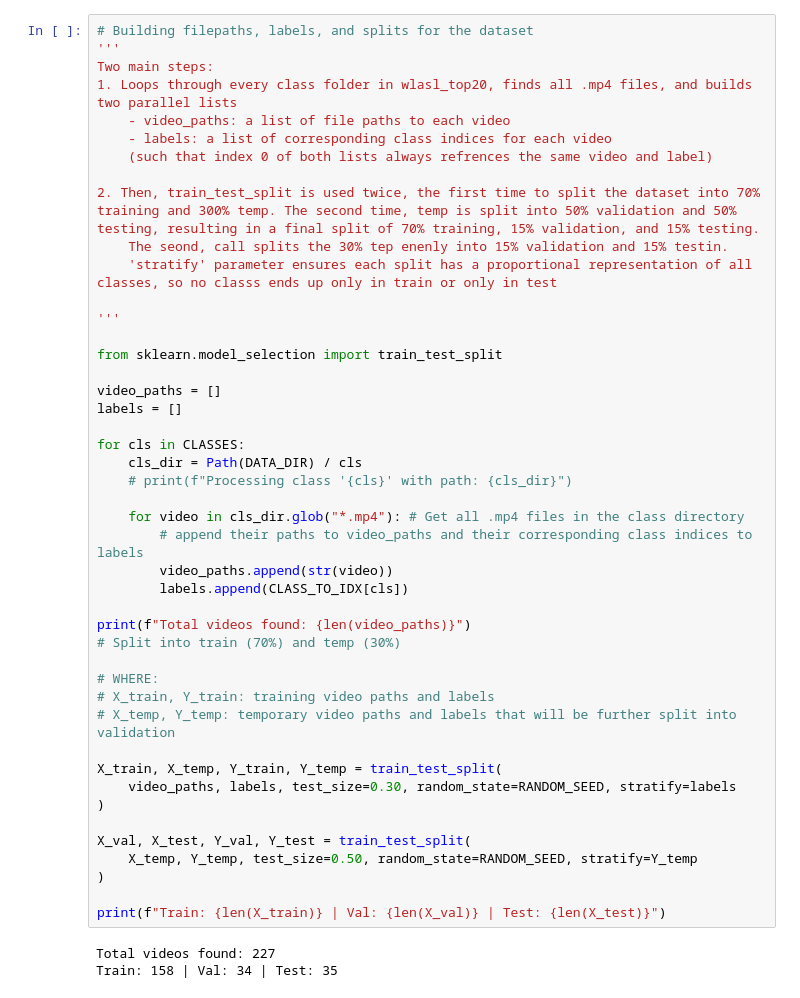
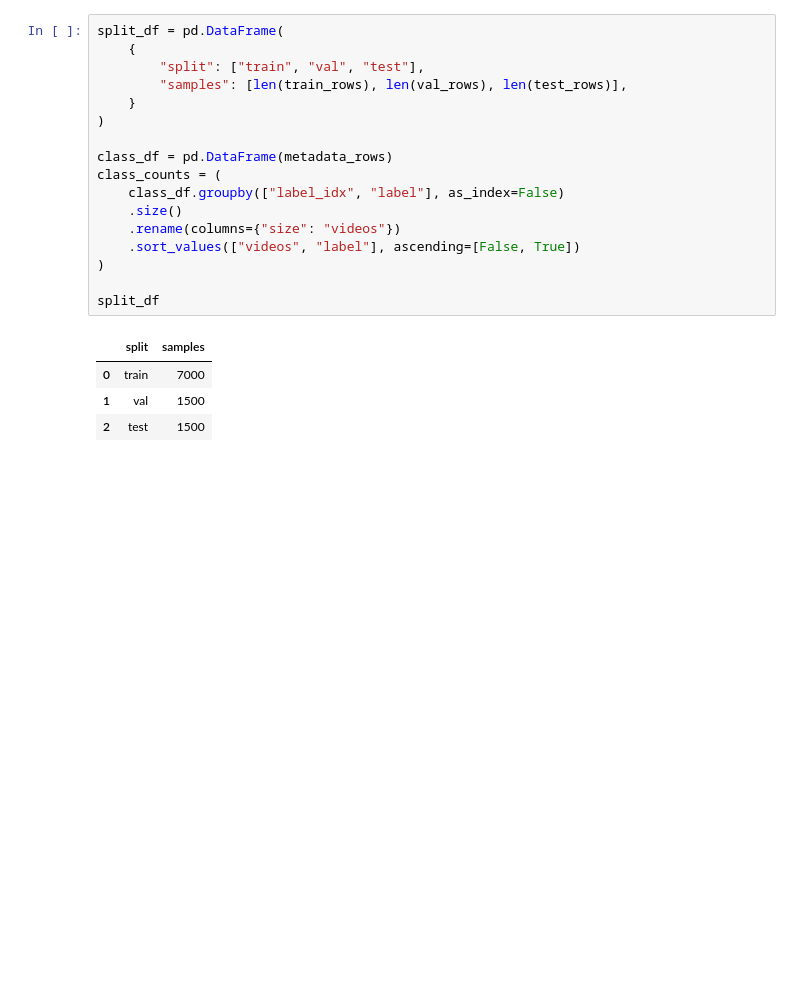
Before and after one commit to tonyranye/CSCI4052-Course-Project, a Jupyter notebook: preprocessing.ipynb, the cells around one changed output. Saved outputs shown, nothing was run; the diff lists cells and outputs as text; blank space fills up the shorter version.

Commit message:
Merge MediaPipe training branch with main

```diff
--- a/preprocessing.ipynb
+++ b/preprocessing.ipynb
@@ -152,49 +300,23 @@ class ASLDataset(Dataset):
 # %%
-# Building filepaths, labels, and splits for the dataset
-'''
-Two main steps:
-1. Loops through every class folder in wlasl_top20, finds all .mp4 files, and builds two parallel lists
-    - video_paths: a list of file paths to each video
-    - labels: a list of corresponding class indices for each video
-    (such that index 0 of both lists always refrences the same video and label)
-
-2. Then, train_test_split is used twice, the first time to split the dataset into 70% training and 300% temp. The second time, temp is split into 50% validation and 50% testing, resulting in a final split of 70% training, 15% validation, and 15% testing.
-    The seond, call splits the 30% tep enenly into 15% validation and 15% testin.
-    'stratify' parameter ensures each split has a proportional representation of all classes, so no classs ends up only in train or only in test
-
-'''
-
-from sklearn.model_selection import train_test_split
-
-video_paths = []
-labels = []
-
-for cls in CLASSES:
-    cls_dir = Path(DATA_DIR) / cls
-    # print(f"Processing class '{cls}' with path: {cls_dir}")
-
-    for video in cls_dir.glob("*.mp4"): # Get all .mp4 files in the class directory
-        # append their paths to video_paths and their corresponding class indices to labels
-        video_paths.append(str(video))
-        labels.append(CLASS_TO_IDX[cls])
-
-print(f"Total videos found: {len(video_paths)}")
-# Split into train (70%) and temp (30%)
-
-# WHERE:
-# X_train, Y_train: training video paths and labels
-# X_temp, Y_temp: temporary video paths and labels that will be further split into validation
-
-X_train, X_temp, Y_train, Y_temp = train_test_split(
-    video_paths, labels, test_size=0.30, random_state=RANDOM_SEED, stratify=labels
+split_df = pd.DataFrame(
+    {
+        "split": ["train", "val", "test"],
+        "samples": [len(train_rows), len(val_rows), len(test_rows)],
+    }
 )
 
-X_val, X_test, Y_val, Y_test = train_test_split(
-    X_temp, Y_temp, test_size=0.50, random_state=RANDOM_SEED, stratify=Y_temp
+class_df = pd.DataFrame(metadata_rows)
+class_counts = (
+    class_df.groupby(["label_idx", "label"], as_index=False)
+    .size()
+    .rename(columns={"size": "videos"})
+    .sort_values(["videos", "label"], ascending=[False, True])
 )
 
-print(f"Train: {len(X_train)} | Val: {len(X_val)} | Test: {len(X_test)}")
+split_df
 # %% [output]
-Total videos found: 227
-Train: 158 | Val: 34 | Test: 35
+|  | split | samples |
+| 0 | train | 7000 |
+| 1 | val | 1500 |
+| 2 | test | 1500 |
 # %%
```
Also changed, not shown: parts of 8 cells of this notebook, 9 other files.
